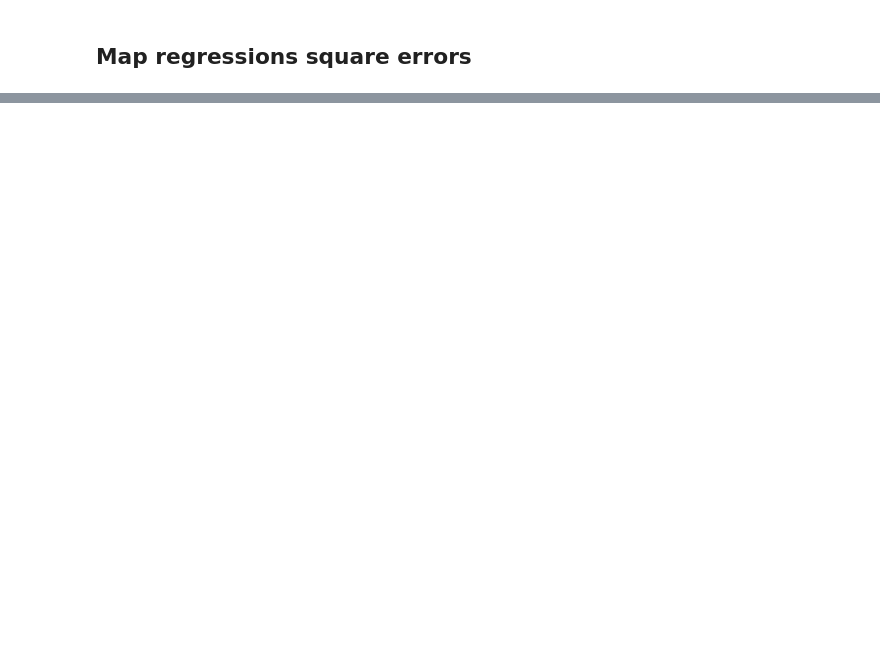
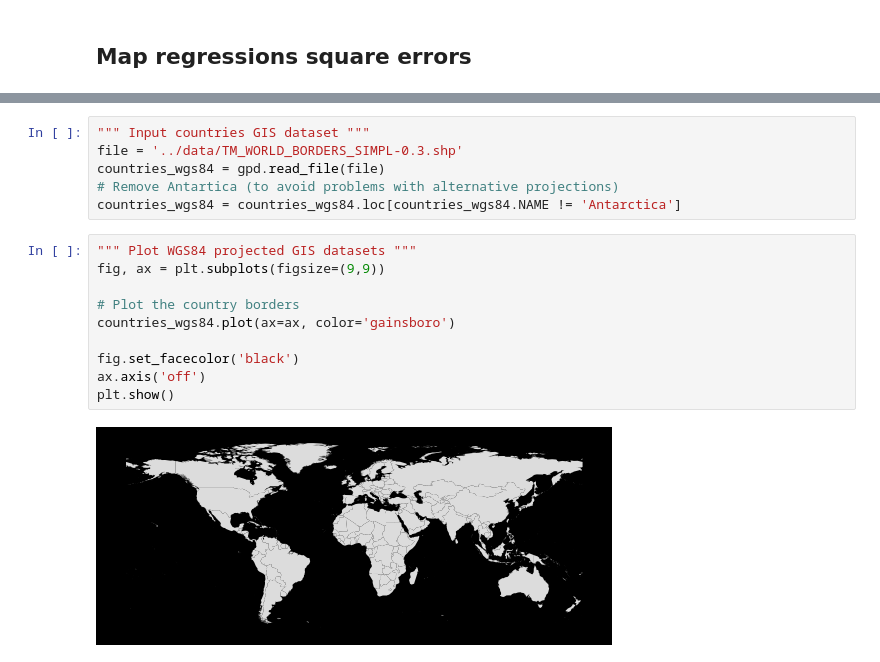
Before and after one commit to sjinko/covid_gdp, a Jupyter notebook: notebooks/covid_gdp.ipynb, the cells around one changed output, grey strips where cells are left out. Cells and saved outputs as stored; diff of their text form; blank space fills up the shorter version.

```diff
--- a/notebooks/covid_gdp.ipynb
+++ b/notebooks/covid_gdp.ipynb
@@ -470,0 +470,18 @@ ModuleNotFoundError: No module named 'geopandas'
+# %%
+""" Input countries GIS dataset """
+file = '../data/TM_WORLD_BORDERS_SIMPL-0.3.shp'
+countries_wgs84 = gpd.read_file(file)
+# Remove Antartica (to avoid problems with alternative projections)
+countries_wgs84 = countries_wgs84.loc[countries_wgs84.NAME != 'Antarctica']
+# %%
+""" Plot WGS84 projected GIS datasets """
+fig, ax = plt.subplots(figsize=(9,9))
+
+# Plot the country borders
+countries_wgs84.plot(ax=ax, color='gainsboro')
+
+fig.set_facecolor('black')
+ax.axis('off')
+plt.show()
+# %% [output]
+[figure, added]
```
Also changed, not shown: parts of 8 cells of this notebook.
